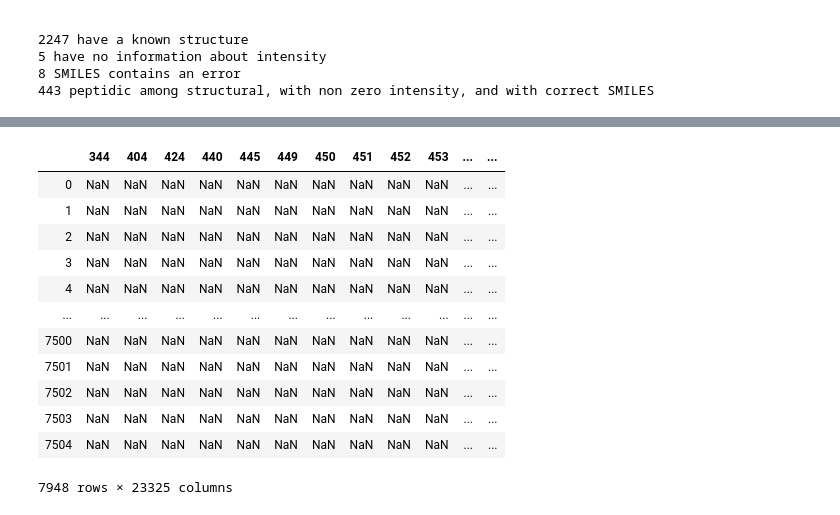
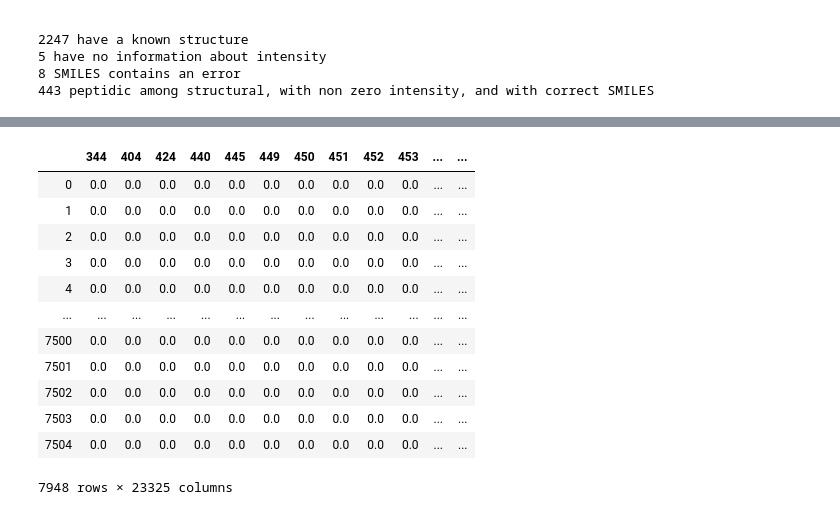
Before and after one commit to letovesnoi/machine-learning, a Jupyter notebook: projects/capstone/capstone.ipynb, the cells around one changed output, grey strips where cells are left out. Drawn from its saved outputs; the diff is of its cells as text; code cells hidden in the pictures.

```diff
--- a/projects/capstone/capstone.ipynb
+++ b/projects/capstone/capstone.ipynb
@@ -184,8 +186,7 @@ data/mols/CCMSLIB00005436087.mol contains an error
 443 peptidic among structural, with non zero intensity, and with correct SMILES
 # %%
 # linear, cyclic, branch-cyclic or complex
-def get_fthr(spectra_pathes, fthr):
-    global discrete_masses
+def get_fthr(spectra_pathes, fthr, discrete_masses):
     spectra_df = pd.DataFrame()
     for mgf_file in tqdm(spectra_pathes):
         with open(mgf_file, 'r') as fin:
@@ -200,7 +201,9 @@ def get_fthr(spectra_pathes, fthr):
     spectra_df.reset_index().to_feather(fthr)
     return fthr
 
-fthr = get_fthr([os.path.join(spectra_dir, spectrum_path) for spectrum_path in os.listdir(spectra_dir)], fthr)
+spectra_pathes = [os.path.join(spectra_dir, sp) for sp in os.listdir(spectra_dir)]
+
+fthr = get_fthr(spectra_pathes, fthr, discrete_masses)
 # %% [output]
 [interactive output not drawn]
 # %%
@@ -230,4 +233,4 @@ for index, row in grouped_df.iterrows():
     mgf_path = os.path.join(reg_run_dir, os.path.splitext(index)[0] + '_filtered.mgf')
     spectra_rr_pathes.extend(split_mgf_by_ids(mgf_path, spectra_rr_dir, row['LocalSpecIdx']))
 
-fthr_rr = get_fthr(spectra_rr_pathes, fthr_rr)
+fthr_rr = get_fthr(spectra_rr_pathes, fthr_rr, discrete_masses)
@@ -236,26 +237,38 @@ fthr_rr = get_fthr(spectra_rr_pathes, fthr_rr)
 # %%
 # Skip other cells except initialization and run this
-spectra_df = pd.read_feather(fthr)
-del spectra_df['index']
-spectra_df.columns = pd.to_numeric(spectra_df.columns)
+spectra_pathes = [os.path.join(spectra_dir, sp) for sp in os.listdir(spectra_dir)]
 
-spectra_rr_df = pd.read_feather(fthr_rr)
-del spectra_rr_df['index']
-spectra_rr_df.columns = pd.to_numeric(spectra_rr_df.columns)
+spectra_rr_pathes = [os.path.join(spectra_rr_dir, sp) for sp in os.listdir(spectra_rr_dir)]
 
-df = pd.concat([spectra_df, spectra_rr_df], sort=True)
-display(df)
+def get_df_from_files(fthr,  fthr_rr):
+    spectra_df = pd.read_feather(fthr)
+    del spectra_df['index']
+    spectra_df.columns = pd.to_numeric(spectra_df.columns)
+
+    spectra_rr_df = pd.read_feather(fthr_rr)
+    del spectra_rr_df['index']
+    spectra_rr_df.columns = pd.to_numeric(spectra_rr_df.columns)
+
+    df = pd.concat([spectra_df, spectra_rr_df], sort=True)
+
+    df = df.fillna(0)
+
+    display(df)
+
+    return df
+
+df = get_df_from_files(fthr,  fthr_rr)
 # %% [output]
 |  | 344 | 404 | 424 | 440 | 445 | 449 | 450 | 451 | 452 | 453 | ... | ... |
-| 0 | NaN | NaN | NaN | NaN | NaN | NaN | NaN | NaN | NaN | NaN | ... | ... |
-| 1 | NaN | NaN | NaN | NaN | NaN | NaN | NaN | NaN | NaN | NaN | ... | ... |
-| 2 | NaN | NaN | NaN | NaN | NaN | NaN | NaN | NaN | NaN | NaN | ... | ... |
-| 3 | NaN | NaN | NaN | NaN | NaN | NaN | NaN | NaN | NaN | NaN | ... | ... |
-| 4 | NaN | NaN | NaN | NaN | NaN | NaN | NaN | NaN | NaN | NaN | ... | ... |
+| 0 | 0.0 | 0.0 | 0.0 | 0.0 | 0.0 | 0.0 | 0.0 | 0.0 | 0.0 | 0.0 | ... | ... |
+| 1 | 0.0 | 0.0 | 0.0 | 0.0 | 0.0 | 0.0 | 0.0 | 0.0 | 0.0 | 0.0 | ... | ... |
+| 2 | 0.0 | 0.0 | 0.0 | 0.0 | 0.0 | 0.0 | 0.0 | 0.0 | 0.0 | 0.0 | ... | ... |
+| 3 | 0.0 | 0.0 | 0.0 | 0.0 | 0.0 | 0.0 | 0.0 | 0.0 | 0.0 | 0.0 | ... | ... |
+| 4 | 0.0 | 0.0 | 0.0 | 0.0 | 0.0 | 0.0 | 0.0 | 0.0 | 0.0 | 0.0 | ... | ... |
 | ... | ... | ... | ... | ... | ... | ... | ... | ... | ... | ... | ... | ... |
-| 7500 | NaN | NaN | NaN | NaN | NaN | NaN | NaN | NaN | NaN | NaN | ... | ... |
-| 7501 | NaN | NaN | NaN | NaN | NaN | NaN | NaN | NaN | NaN | NaN | ... | ... |
-| 7502 | NaN | NaN | NaN | NaN | NaN | NaN | NaN | NaN | NaN | NaN | ... | ... |
-| 7503 | NaN | NaN | NaN | NaN | NaN | NaN | NaN | NaN | NaN | NaN | ... | ... |
-| 7504 | NaN | NaN | NaN | NaN | NaN | NaN | NaN | NaN | NaN | NaN | ... | ... |
+| 7500 | 0.0 | 0.0 | 0.0 | 0.0 | 0.0 | 0.0 | 0.0 | 0.0 | 0.0 | 0.0 | ... | ... |
+| 7501 | 0.0 | 0.0 | 0.0 | 0.0 | 0.0 | 0.0 | 0.0 | 0.0 | 0.0 | 0.0 | ... | ... |
+| 7502 | 0.0 | 0.0 | 0.0 | 0.0 | 0.0 | 0.0 | 0.0 | 0.0 | 0.0 | 0.0 | ... | ... |
+| 7503 | 0.0 | 0.0 | 0.0 | 0.0 | 0.0 | 0.0 | 0.0 | 0.0 | 0.0 | 0.0 | ... | ... |
+| 7504 | 0.0 | 0.0 | 0.0 | 0.0 | 0.0 | 0.0 | 0.0 | 0.0 | 0.0 | 0.0 | ... | ... |
 7948 rows × 23325 columns
```
Also changed, not shown: parts of 9 cells of this notebook.
